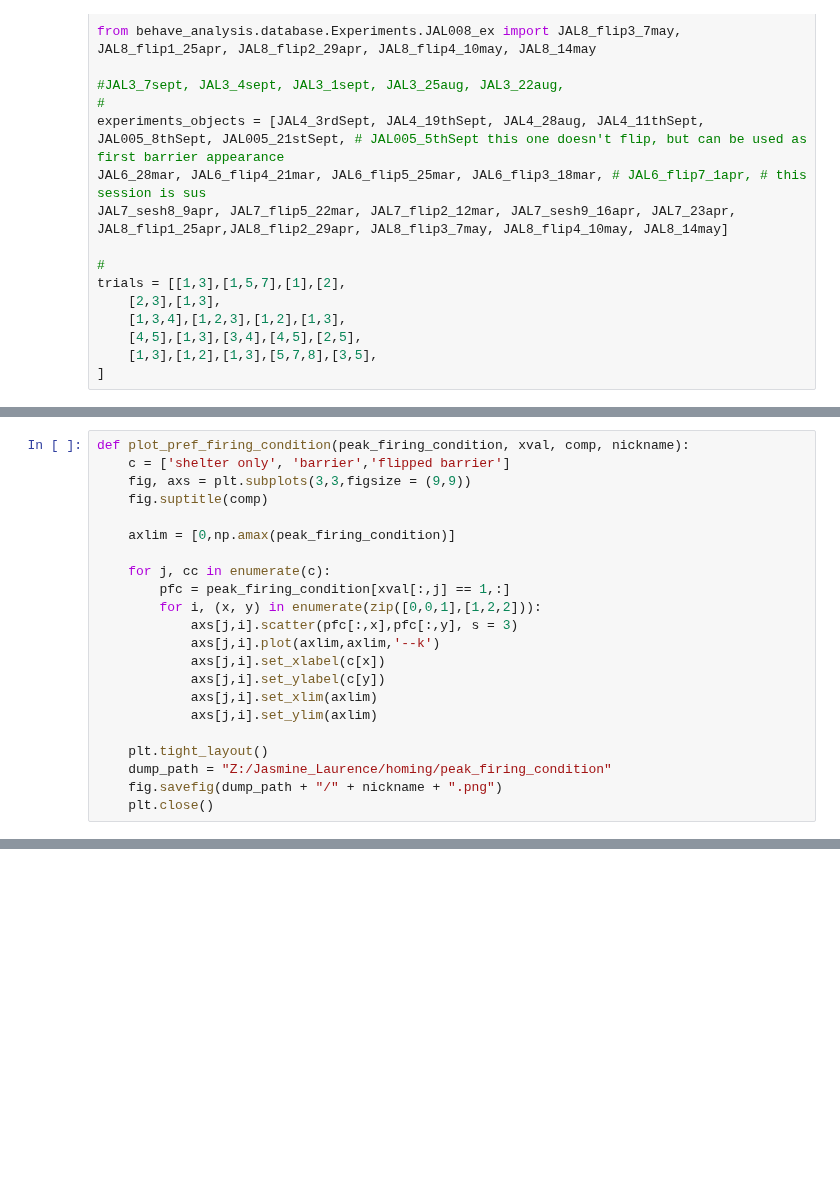
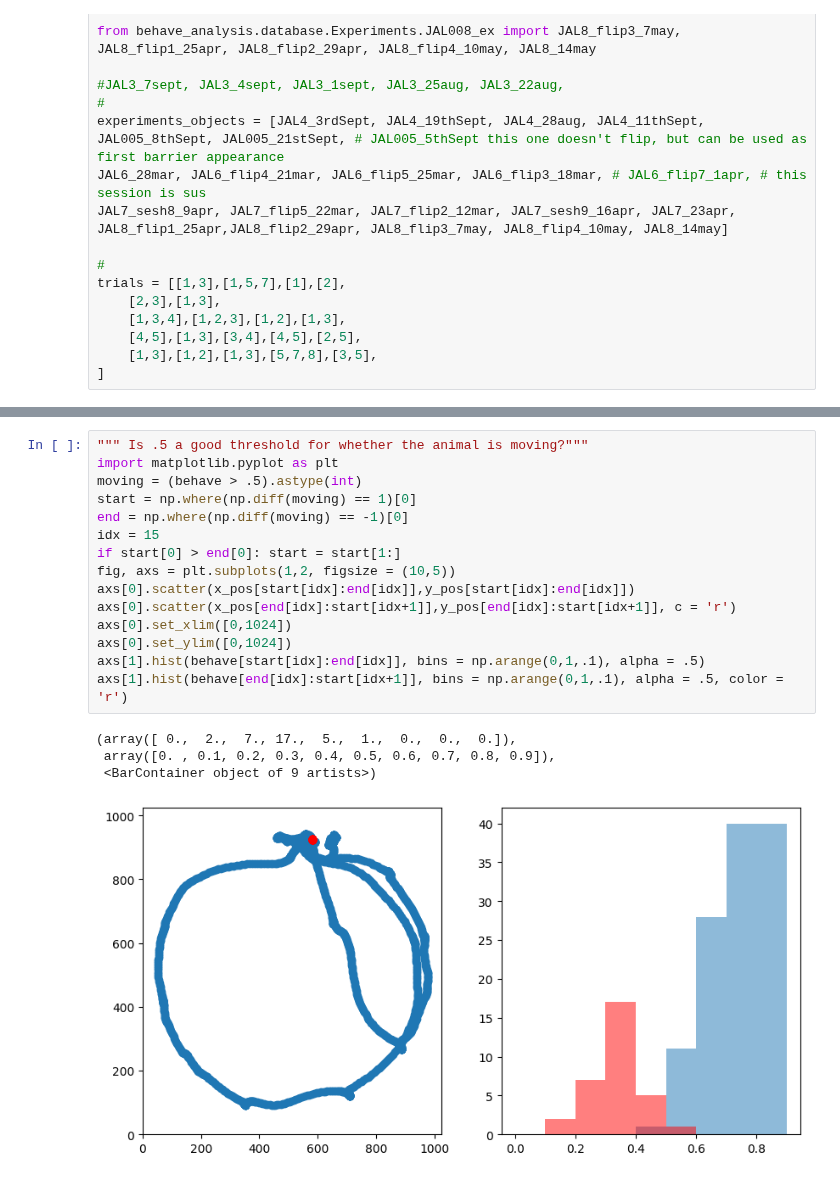
Before and after one commit to BrancoLab/JAL2_subgoal_pipeline, a Jupyter notebook: JR_test_scripts/escape/Homing_pattern_pref_firingy.ipynb, the cells around one changed output, grey strips where cells are left out. Saved outputs shown, nothing was run; the diff lists cells and outputs as text; blank space fills up the shorter version.

```diff
--- a/JR_test_scripts/escape/Homing_pattern_pref_firingy.ipynb
+++ b/JR_test_scripts/escape/Homing_pattern_pref_firingy.ipynb
@@ -83,22 +33,0 @@ def tuning_curve_by_condition(tuning, xval, comp, esc_var, cond, nickname):
-# %%
-def plot_pref_firing_condition(peak_firing_condition, xval, comp, nickname):
-    c = ['shelter only', 'barrier','flipped barrier']
-    fig, axs = plt.subplots(3,3,figsize = (9,9))
-    fig.suptitle(comp)
-
-    axlim = [0,np.amax(peak_firing_condition)]
-
-    for j, cc in enumerate(c):
-        pfc = peak_firing_condition[xval[:,j] == 1,:]
-        for i, (x, y) in enumerate(zip([0,0,1],[1,2,2])):
-            axs[j,i].scatter(pfc[:,x],pfc[:,y], s = 3)
-            axs[j,i].plot(axlim,axlim,'--k')
-            axs[j,i].set_xlabel(c[x])
-            axs[j,i].set_ylabel(c[y])
-            axs[j,i].set_xlim(axlim)
-            axs[j,i].set_ylim(axlim)
-
-    plt.tight_layout()
-    dump_path = "Z:/Jasmine_Laurence/homing/peak_firing_condition"
-    fig.savefig(dump_path + "/" + nickname + ".png")
-    plt.close()
@@ -297,0 +128,20 @@ def create_xval_tuning_curve(esc_var, escape_matrix, start, bins, epoch_method =
+# %%
+""" Is .5 a good threshold for whether the animal is moving?"""
+import matplotlib.pyplot as plt
+moving = (behave > .5).astype(int)
+start = np.where(np.diff(moving) == 1)[0]
+end = np.where(np.diff(moving) == -1)[0]
+idx = 15
+if start[0] > end[0]: start = start[1:]
+fig, axs = plt.subplots(1,2, figsize = (10,5))
+axs[0].scatter(x_pos[start[idx]:end[idx]],y_pos[start[idx]:end[idx]])
+axs[0].scatter(x_pos[end[idx]:start[idx+1]],y_pos[end[idx]:start[idx+1]], c = 'r')
+axs[0].set_xlim([0,1024])
+axs[0].set_ylim([0,1024])
+axs[1].hist(behave[start[idx]:end[idx]], bins = np.arange(0,1,.1), alpha = .5)
+axs[1].hist(behave[end[idx]:start[idx+1]], bins = np.arange(0,1,.1), alpha = .5, color = 'r')
+# %% [output]
+(array([ 0.,  2.,  7., 17.,  5.,  1.,  0.,  0.,  0.]),
+ array([0. , 0.1, 0.2, 0.3, 0.4, 0.5, 0.6, 0.7, 0.8, 0.9]),
+ <BarContainer object of 9 artists>)
+[figure, added]
```
Also changed, not shown: parts of 10 cells of this notebook, 5 other files.
